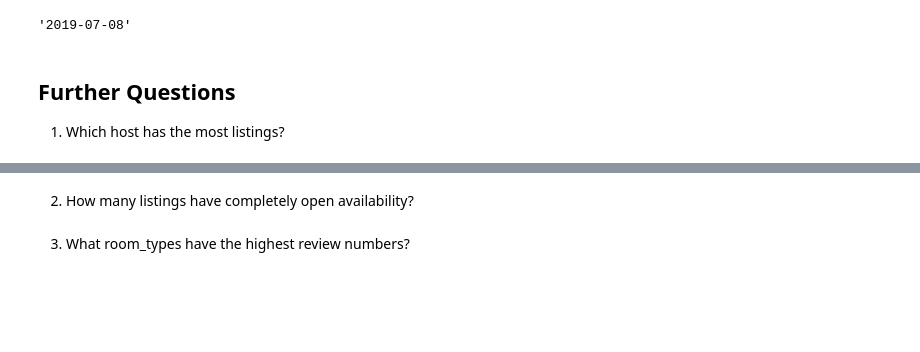
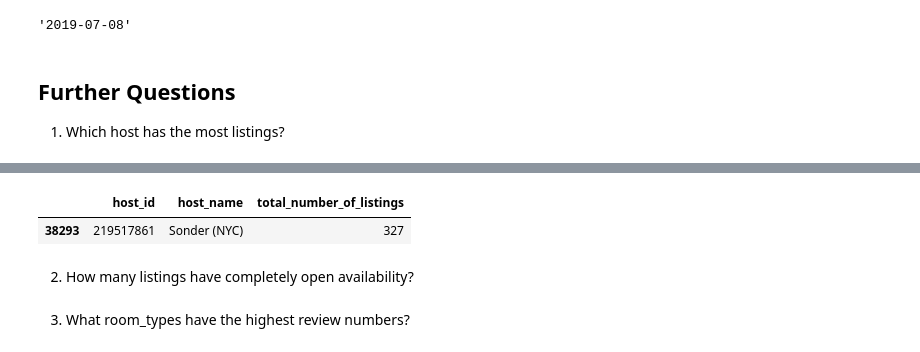
Before and after one commit to sukhpreet1910/AirBnB_Case_Study, a Jupyter notebook: AirBnB Case Study Project Jupyter notebook.ipynb, the cells around one changed output, grey strips where cells are left out. Cells and saved outputs as stored; diff of their text form; code cells hidden in the pictures; blank space fills up the shorter version.

```diff
--- a/AirBnB Case Study Project Jupyter notebook.ipynb
+++ b/AirBnB Case Study Project Jupyter notebook.ipynb
@@ -219,7 +219,11 @@ most_listings_host_info
 | 47814 | 35936418 | Sonder | 116 John | Polished Stud... | 219517861 | Sonder (NYC) | Manhattan | Financial District | 40.70840 | -74.00518 | ... |
 | 47821 | 35937891 | Sonder | 116 John | Simple Studio... | 219517861 | Sonder (NYC) | Manhattan | Financial District | 40.70707 | -74.00557 | ... |
 # %%
-most_listings_host_info[['host_id', 'host_name', 'total_number_of_listings']].head(1)
+desired_info = most_listings_host_info[['host_id', 'host_name', 'total_number_of_listings']].head(1)
+desired_info
+# %% [output]
+|  | host_id | host_name | total_number_of_listings |
+| 38293 | 219517861 | Sonder (NYC) | 327 |
 # %% [markdown]
 2. How many listings have completely open availability?
 # %% [markdown]
```
